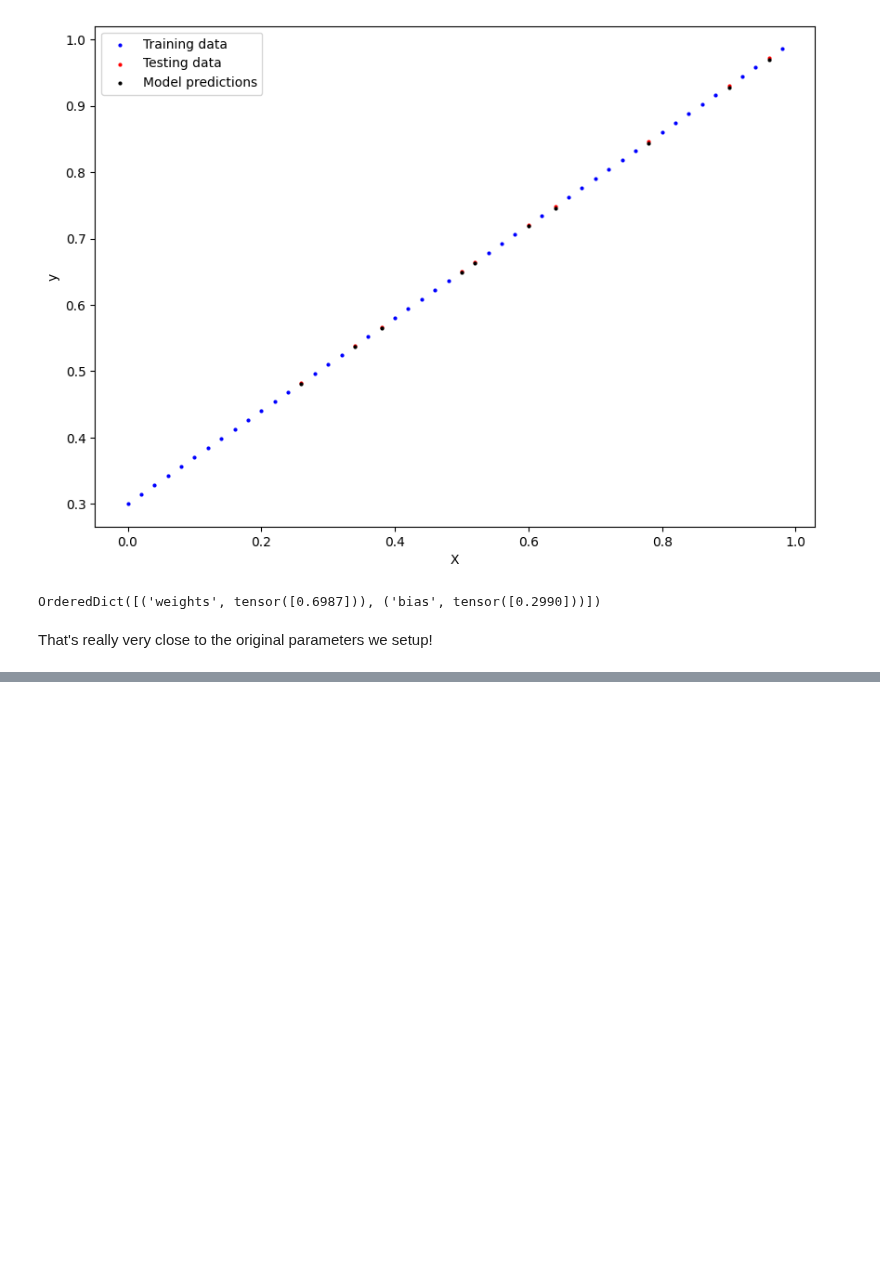
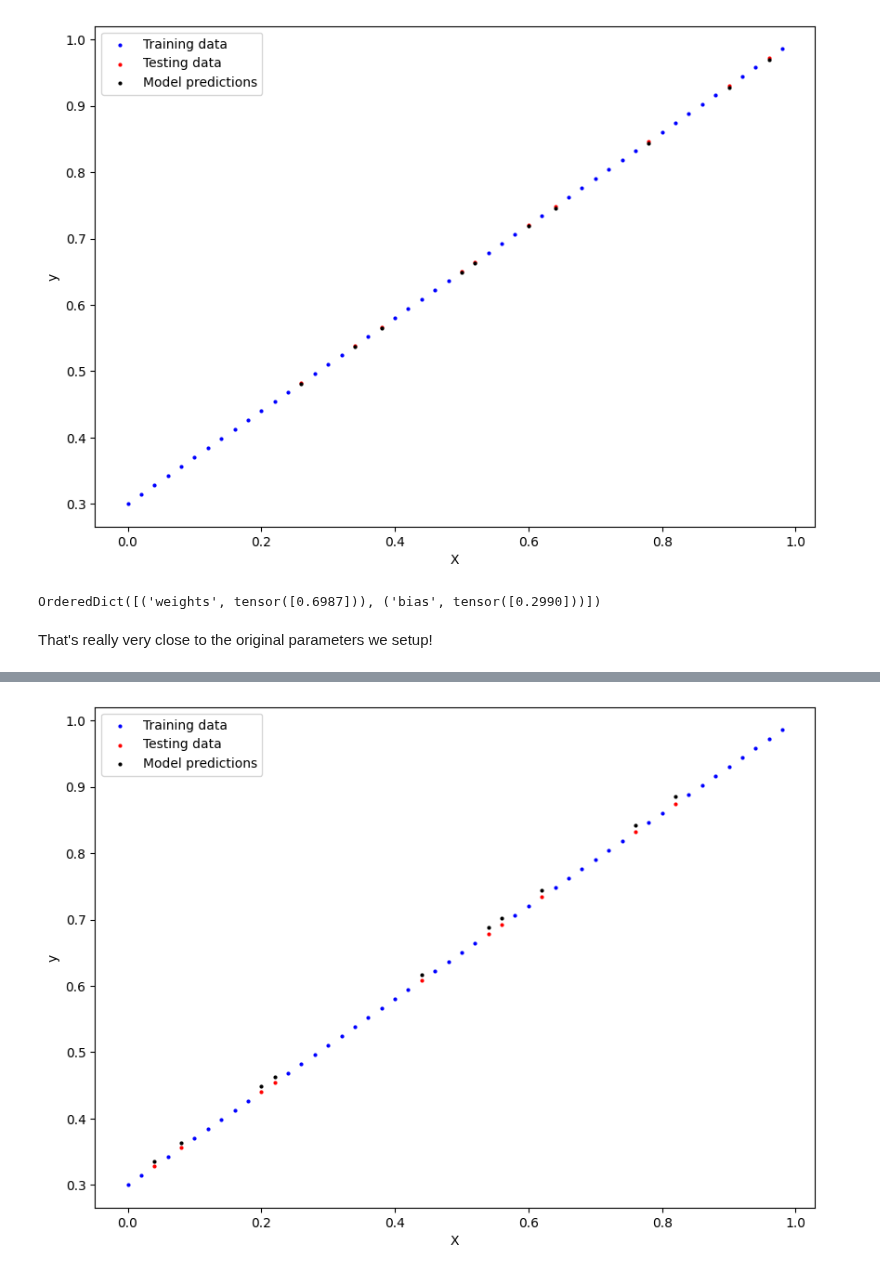
Before and after one commit to tituslhy/symmetrical-octo-spork, a Jupyter notebook: Notebooks/1. PyTorch_Workflow.ipynb, the cells around one changed output, grey strips where cells are left out. Cells and saved outputs as stored; diff of their text form; code cells hidden in the pictures; blank space fills up the shorter version.

```diff
--- a/Notebooks/1. PyTorch_Workflow.ipynb
+++ b/Notebooks/1. PyTorch_Workflow.ipynb
@@ -261,0 +447,11 @@ That's really very close to the original parameters we setup!
+# %%
+loaded_model.eval()
+with torch.inference_mode():
+    test_preds = loaded_model(X_test).to('cpu')
+    X_train = X_train.to('cpu')
+    X_test = X_test.to('cpu')
+    y_train = y_train.to('cpu')
+    y_test = y_test.to('cpu')
+    plot_predictions(X_train, y_train, X_test, y_test, test_preds)
+# %% [output]
+[figure, added]
```
Also changed, not shown: parts of 22 cells of this notebook, 1 other file.
